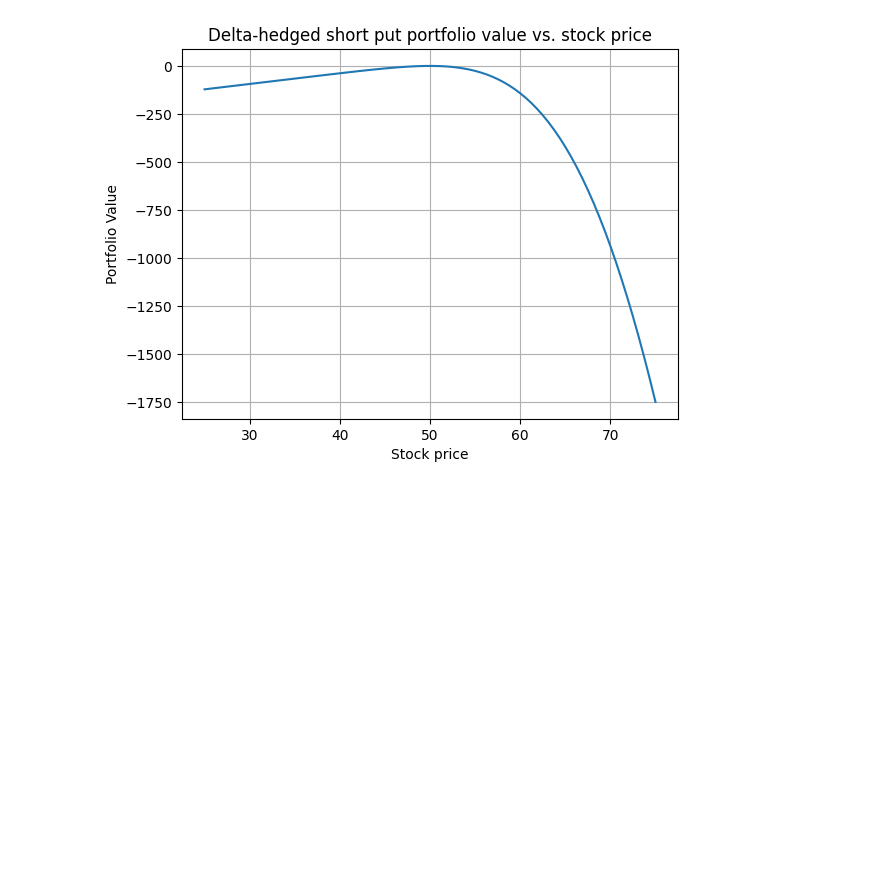
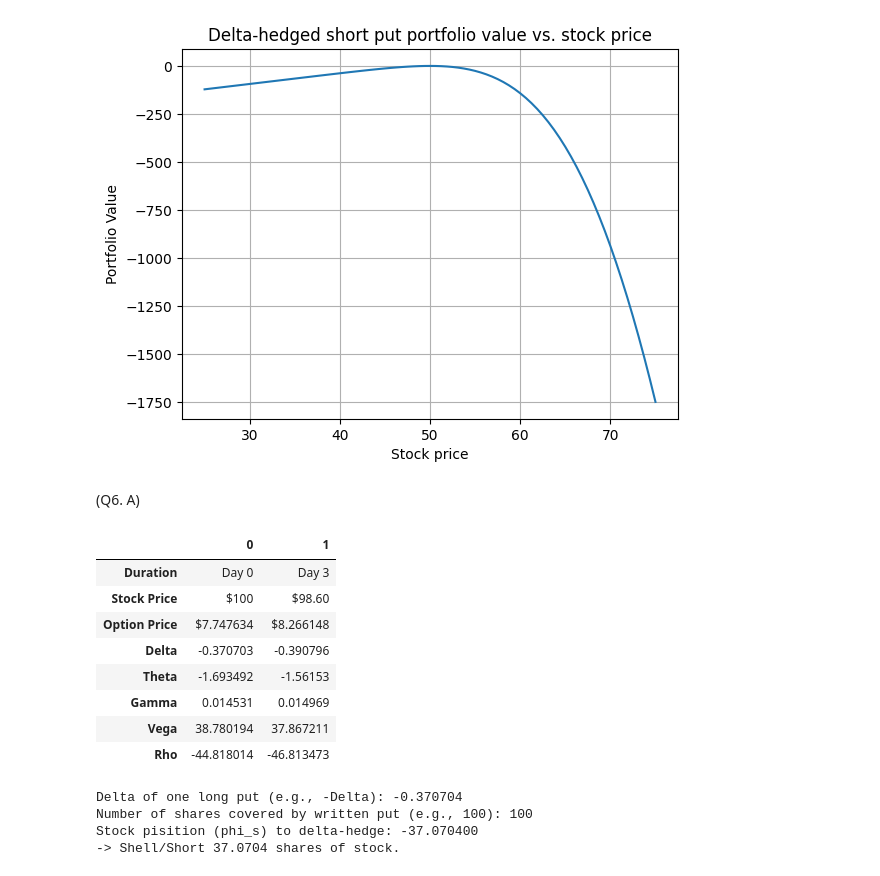
Before and after one commit to 1021114Carlos/MIT_MM_Finance, a Jupyter notebook: Courses/Derivative_Markets/M5_Black_Schole_Merton_and_Greeks.ipynb, the cells around one changed output. Saved outputs shown, nothing was run; the diff lists cells and outputs as text; code cells hidden in the pictures; blank space fills up the shorter version.

Commit message:
figure out hedge position and P/S after T=3

```diff
--- a/Courses/Derivative_Markets/M5_Black_Schole_Merton_and_Greeks.ipynb
+++ b/Courses/Derivative_Markets/M5_Black_Schole_Merton_and_Greeks.ipynb
@@ -591,3 +591,55 @@ plt.grid(True)
 plt.show()
 # %% [output]
 [figure]
+# %% [markdown]
+(Q6. A)
+# %%
+data = {"Duration": ["Day 0", "Day 3"],
+        "Stock Price": ["$100", "$98.60"],
+        "Option Price": ["$7.747634", "$8.266148"],
+        "Delta": [-0.370703, -0.390796],
+        "Theta": [-1.693492, -1.561530],
+        "Gamma": [0.014531, 0.014969],
+        "Vega": [38.780194, 37.867211],
+        "Rho": [-44.818014, -46.813473]}
+df = pd.DataFrame(data)
+df.transpose()
+# %% [output]
+|  | 0 | 1 |
+| Duration | Day 0 | Day 3 |
+| Stock Price | $100 | $98.60 |
+| Option Price | $7.747634 | $8.266148 |
+| Delta | -0.370703 | -0.390796 |
+| Theta | -1.693492 | -1.56153 |
+| Gamma | 0.014531 | 0.014969 |
+| Vega | 38.780194 | 37.867211 |
+| Rho | -44.818014 | -46.813473 |
+# %%
+def delta_hedge_shares(delta_long_put, shares_per_put):
+  n_put = -shares_per_put
+  delta_put_position = n_put*delta_long_put
+  # phi_s is the stock position
+  phi_s = -delta_put_position
+  return phi_s
+
+try:
+  delta_long_put = float(input("Delta of one long put (e.g., -Delta): "))
+  shares_per_put = int(input("Number of shares covered by written put (e.g., 100): "))
+except ValueError:
+  print("Please enter valid numbers.")
+  raise SystemExit
+
+phi_s = delta_hedge_shares(delta_long_put, shares_per_put)
+
+print(f"Stock pisition (phi_s) to delta-hedge: {phi_s:.6f}")
+if phi_s > 0:
+  print(f"-> Buy {phi_s:.6f} shares of stock.")
+elif phi_s < 0:
+  print(f"-> Sell/Short {-phi_s:.4f} shares of stock.")
+else:
+  print("-> No stock trade needed; already helta-hedged.")
+# %% [output]
+Delta of one long put (e.g., -Delta): -0.370704
+Number of shares covered by written put (e.g., 100): 100
+Stock pisition (phi_s) to delta-hedge: -37.070400
+-> Shell/Short 37.0704 shares of stock.
```
